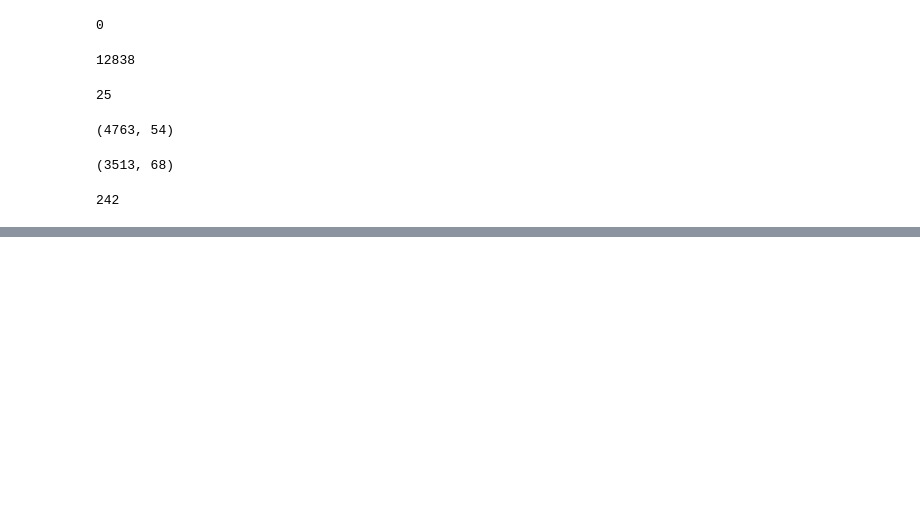
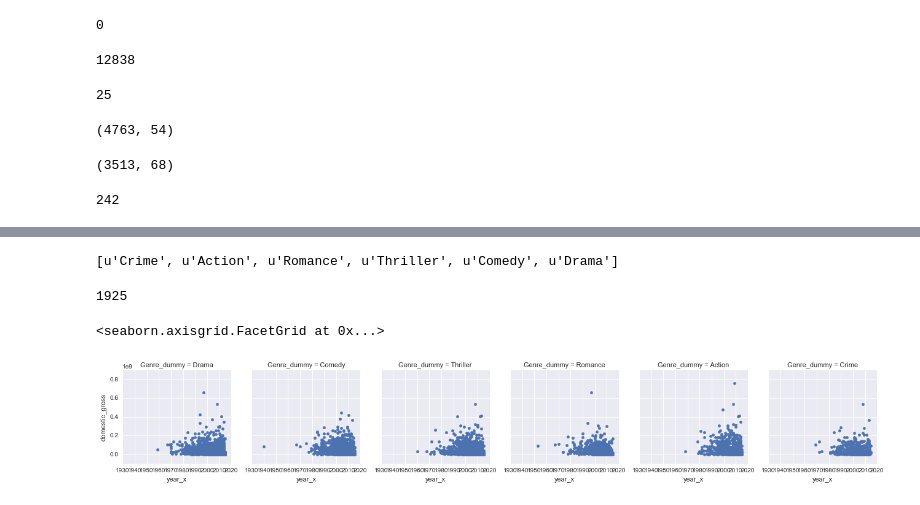
Before and after one commit to lmodi/Data_Science_Boot_Camp_Project, a Jupyter notebook: project_1/Group2_Workfile.ipynb, the cells around one changed output, grey strips where cells are left out. Saved outputs shown, nothing was run; the diff lists cells and outputs as text; code cells hidden in the pictures; blank space fills up the shorter version.

```diff
--- a/project_1/Group2_Workfile.ipynb
+++ b/project_1/Group2_Workfile.ipynb
@@ -176,0 +213,40 @@ len(movies_df[~movies_df.cleaned_title.isin(movie_critics_df.cleaned_title)])
+# %%
+top_genre
+# %% [output]
+[u'Crime', u'Action', u'Romance', u'Thriller', u'Comedy', u'Drama']
+# %%
+drama_df = movie_critics_df[movie_critics_df.Drama == 1][['title_x','director_x','domestic_gross','opening_weekend_take','year_x']]
+drama_df['Genre_dummy'] = 'Drama'
+
+comedy_df = movie_critics_df[movie_critics_df.Comedy == 1][['title_x','director_x','domestic_gross','opening_weekend_take','year_x']]
+comedy_df['Genre_dummy'] = 'Comedy'
+
+thriller_df = movie_critics_df[movie_critics_df.Thriller == 1][['title_x','director_x','domestic_gross','opening_weekend_take','year_x']]
+thriller_df['Genre_dummy'] = 'Thriller'
+
+romance_df = movie_critics_df[movie_critics_df.Romance == 1][['title_x','director_x','domestic_gross','opening_weekend_take','year_x']]
+romance_df['Genre_dummy'] = 'Romance'
+
+action_df = movie_critics_df[movie_critics_df.Action == 1][['title_x','director_x','domestic_gross','opening_weekend_take','year_x']]
+action_df['Genre_dummy'] = 'Action'
+
+crime_df = movie_critics_df[movie_critics_df.Crime == 1][['title_x','director_x','domestic_gross','opening_weekend_take','year_x']]
+crime_df['Genre_dummy'] = 'Crime'
+# %%
+len(drama_df)
+# %% [output]
+1925
+# %%
+frames = [drama_df,comedy_df,thriller_df,romance_df,action_df,crime_df]
+# %%
+top_genre_df = pd.concat(frames)
+# %%
+import seaborn
+import matplotlib.pyplot as plt
+%matplotlib inline
+
+by_genre = seaborn.FacetGrid(top_genre_df, col="Genre_dummy")
+by_genre.map(plt.scatter, "year_x", "domestic_gross")
+# %% [output]
+<seaborn.axisgrid.FacetGrid at 0x...>
+[figure, added]
```
Also changed, not shown: parts of 12 cells of this notebook, 2 other files.
